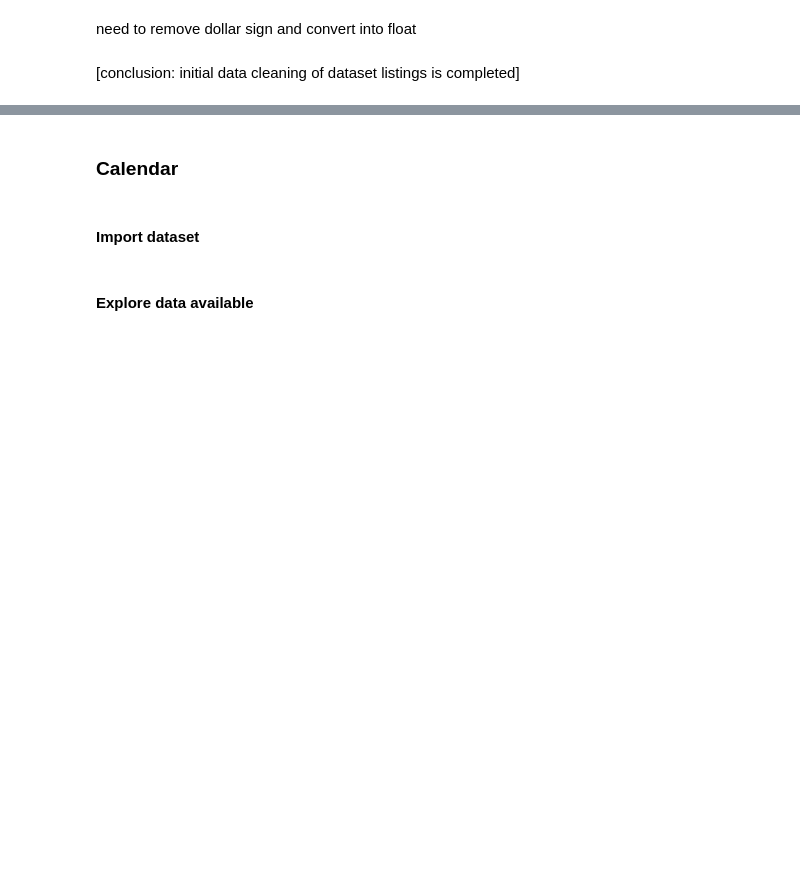
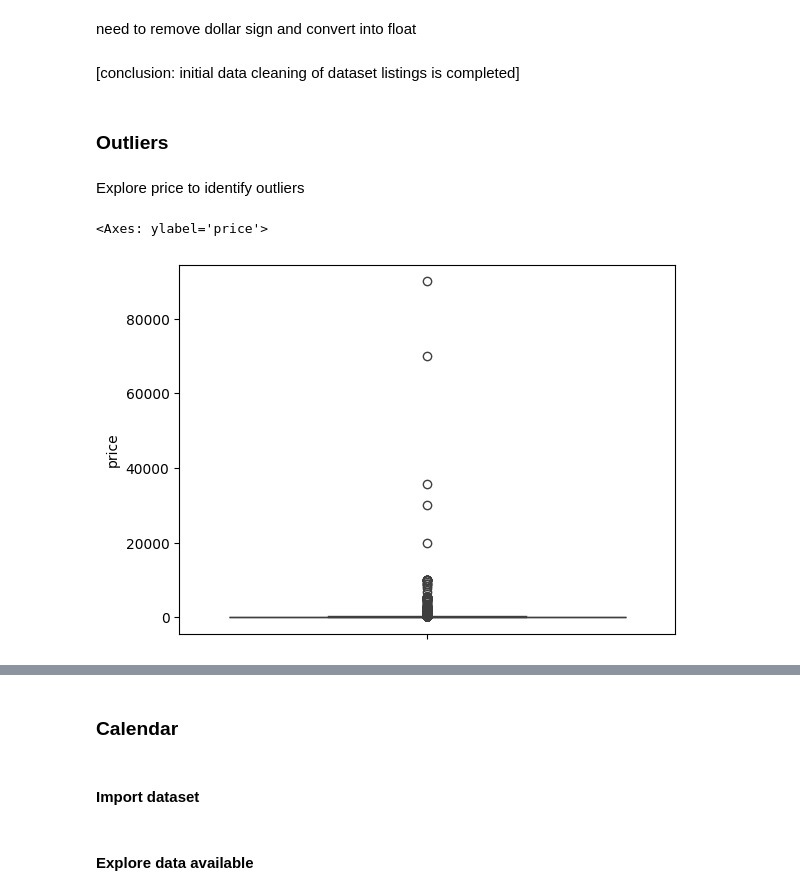
Before and after one commit to MargheSerena/MI-AirBnB-EDA-CodeOp-Module-3-test-, a Jupyter notebook: EDA 1.ipynb, the cells around one changed output, grey strips where cells are left out. Saved outputs shown, nothing was run; the diff lists cells and outputs as text; code cells hidden in the pictures; blank space fills up the shorter version.

```diff
--- a/EDA 1.ipynb
+++ b/EDA 1.ipynb
@@ -108,3 +181,15 @@ listings['price'] = listings['price'].str.replace(',', '').astype(float)
 #   calendar['adjusted_price'] = calendar['adjusted_price'].replace('[$,]', '', regex=True).astype(float)
 # %% [markdown]
 [conclusion: initial data cleaning of dataset listings is completed]
+# %% [markdown]
+### Outliers
+# %% [markdown]
+Explore price to identify outliers
+# %%
+sns.boxplot(
+    data = listings,
+    y = 'price'
+)
+# %% [output]
+<Axes: ylabel='price'>
+[figure, added]
```
Also changed, not shown: parts of 58 cells of this notebook.
